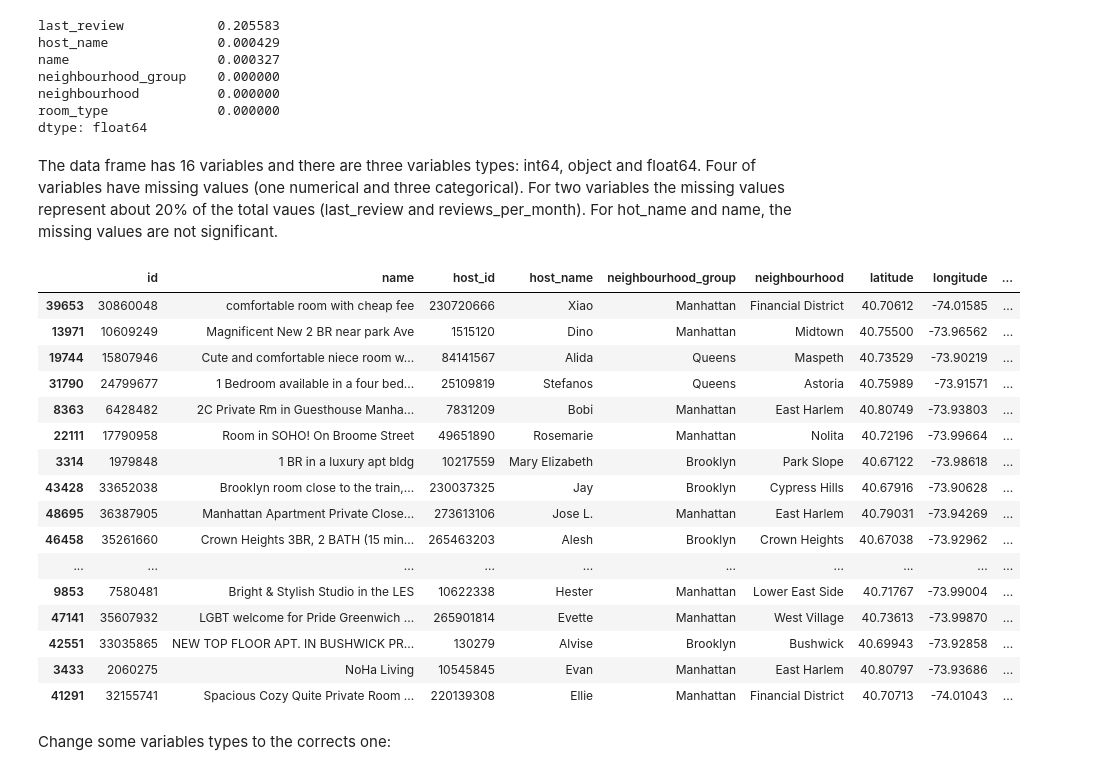
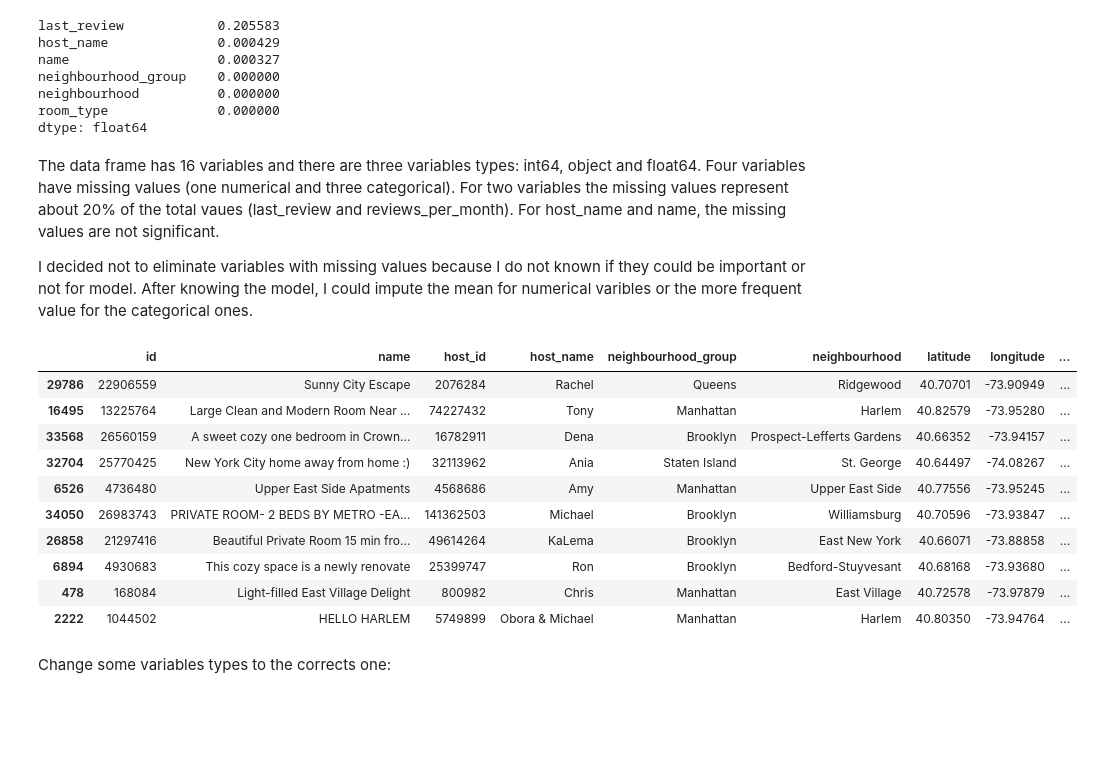
Before and after one commit to camidelgado/machine-learning-python-template, a Jupyter notebook: src/explore.ipynb, the cells around one changed output. Cells and saved outputs as stored; diff of their text form; code cells hidden in the pictures; blank space fills up the shorter version.

```diff
--- a/src/explore.ipynb
+++ b/src/explore.ipynb
@@ -81,27 +81,23 @@ room_type              0.000000
 dtype: float64
 # %% [markdown]
 The data frame has 16 variables and there are three variables types: int64, object and float64.
-Four of variables have missing values (one numerical and three categorical).  For two variables the missing values represent about 20% of the total vaues (last_review and reviews_per_month). For hot_name and name, the missing values are not significant.
+Four variables have missing values (one numerical and three categorical).  For two variables the missing values represent about 20% of the total vaues (last_review and reviews_per_month). For host_name and name, the missing values are not significant.
+
+I decided not to eliminate variables with missing values because I do not known if they could be important or not for model. After knowing the model, I could impute the mean for numerical varibles or the more frequent value for the categorical ones.
 # %%
-df.sample(30)
+df.sample(10)
 # %% [output]
 |  | id | name | host_id | host_name | neighbourhood_group | neighbourhood | latitude | longitude | ... |
-| 39653 | 30860048 | comfortable room with cheap fee | 230720666 | Xiao | Manhattan | Financial District | 40.70612 | -74.01585 | ... |
-| 13971 | 10609249 | Magnificent New 2 BR near park Ave | 1515120 | Dino | Manhattan | Midtown | 40.75500 | -73.96562 | ... |
-| 19744 | 15807946 | Cute and comfortable niece room w... | 84141567 | Alida | Queens | Maspeth | 40.73529 | -73.90219 | ... |
-| 31790 | 24799677 | 1 Bedroom available in a four bed... | 25109819 | Stefanos | Queens | Astoria | 40.75989 | -73.91571 | ... |
-| 8363 | 6428482 | 2C Private Rm in Guesthouse Manha... | 7831209 | Bobi | Manhattan | East Harlem | 40.80749 | -73.93803 | ... |
-| 22111 | 17790958 | Room in SOHO! On Broome Street | 49651890 | Rosemarie | Manhattan | Nolita | 40.72196 | -73.99664 | ... |
-| 3314 | 1979848 | 1 BR in a luxury apt bldg | 10217559 | Mary Elizabeth | Brooklyn | Park Slope | 40.67122 | -73.98618 | ... |
-| 43428 | 33652038 | Brooklyn room close to the train,... | 230037325 | Jay | Brooklyn | Cypress Hills | 40.67916 | -73.90628 | ... |
-| 48695 | 36387905 | Manhattan Apartment Private Close... | 273613106 | Jose L. | Manhattan | East Harlem | 40.79031 | -73.94269 | ... |
-| 46458 | 35261660 | Crown Heights 3BR, 2 BATH (15 min... | 265463203 | Alesh | Brooklyn | Crown Heights | 40.67038 | -73.92962 | ... |
-| ... | ... | ... | ... | ... | ... | ... | ... | ... | ... |
-| 9853 | 7580481 | Bright & Stylish Studio in the LES | 10622338 | Hester | Manhattan | Lower East Side | 40.71767 | -73.99004 | ... |
-| 47141 | 35607932 | LGBT welcome for Pride Greenwich ... | 265901814 | Evette | Manhattan | West Village | 40.73613 | -73.99870 | ... |
-| 42551 | 33035865 | NEW TOP FLOOR APT. IN BUSHWICK PR... | 130279 | Alvise | Brooklyn | Bushwick | 40.69943 | -73.92858 | ... |
-| 3433 | 2060275 | NoHa Living | 10545845 | Evan | Manhattan | East Harlem | 40.80797 | -73.93686 | ... |
-| 41291 | 32155741 | Spacious Cozy Quite Private Room ... | 220139308 | Ellie | Manhattan | Financial District | 40.70713 | -74.01043 | ... |
+| 29786 | 22906559 | Sunny City Escape | 2076284 | Rachel | Queens | Ridgewood | 40.70701 | -73.90949 | ... |
+| 16495 | 13225764 | Large Clean and Modern Room Near ... | 74227432 | Tony | Manhattan | Harlem | 40.82579 | -73.95280 | ... |
+| 33568 | 26560159 | A sweet cozy one bedroom in Crown... | 16782911 | Dena | Brooklyn | Prospect-Lefferts Gardens | 40.66352 | -73.94157 | ... |
+| 32704 | 25770425 | New York City home away from home :) | 32113962 | Ania | Staten Island | St. George | 40.64497 | -74.08267 | ... |
+| 6526 | 4736480 | Upper East Side Apatments | 4568686 | Amy | Manhattan | Upper East Side | 40.77556 | -73.95245 | ... |
+| 34050 | 26983743 | PRIVATE ROOM- 2 BEDS BY METRO -EA... | 141362503 | Michael | Brooklyn | Williamsburg | 40.70596 | -73.93847 | ... |
+| 26858 | 21297416 | Beautiful Private Room 15 min fro... | 49614264 | KaLema | Brooklyn | East New York | 40.66071 | -73.88858 | ... |
+| 6894 | 4930683 | This cozy space is a newly renovate | 25399747 | Ron | Brooklyn | Bedford-Stuyvesant | 40.68168 | -73.93680 | ... |
+| 478 | 168084 | Light-filled East Village Delight | 800982 | Chris | Manhattan | East Village | 40.72578 | -73.97879 | ... |
+| 2222 | 1044502 | HELLO HARLEM | 5749899 | Obora & Michael | Manhattan | Harlem | 40.80350 | -73.94764 | ... |
 # %% [markdown]
 Change some variables types to the corrects one:
 # %%
```
Also changed, not shown: parts of 18 cells of this notebook, 1 other file.
